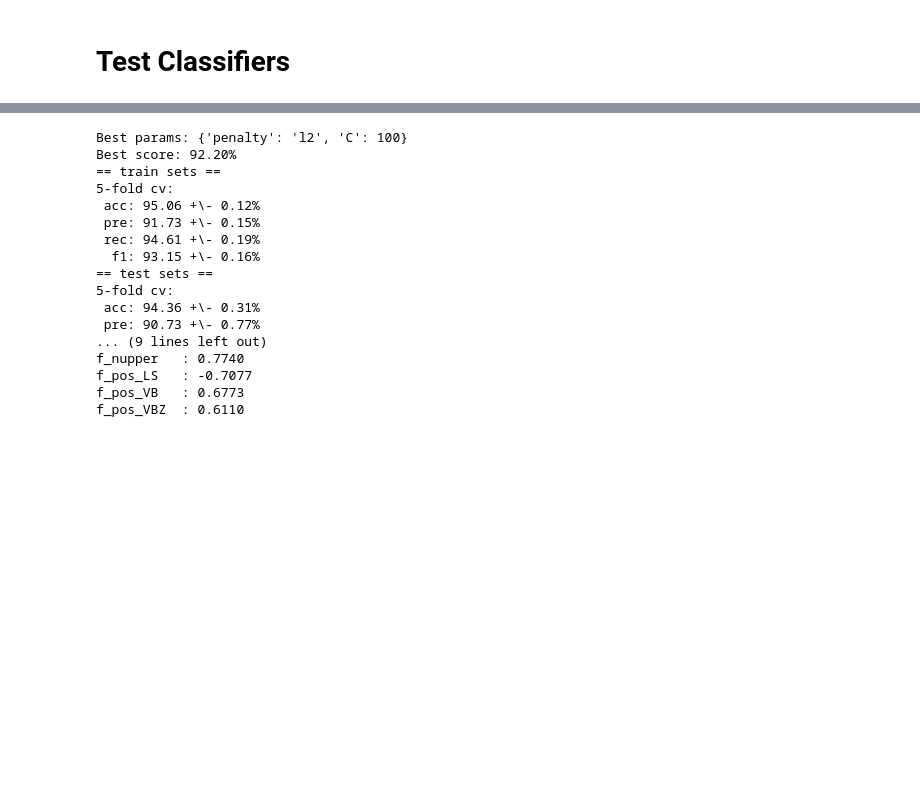
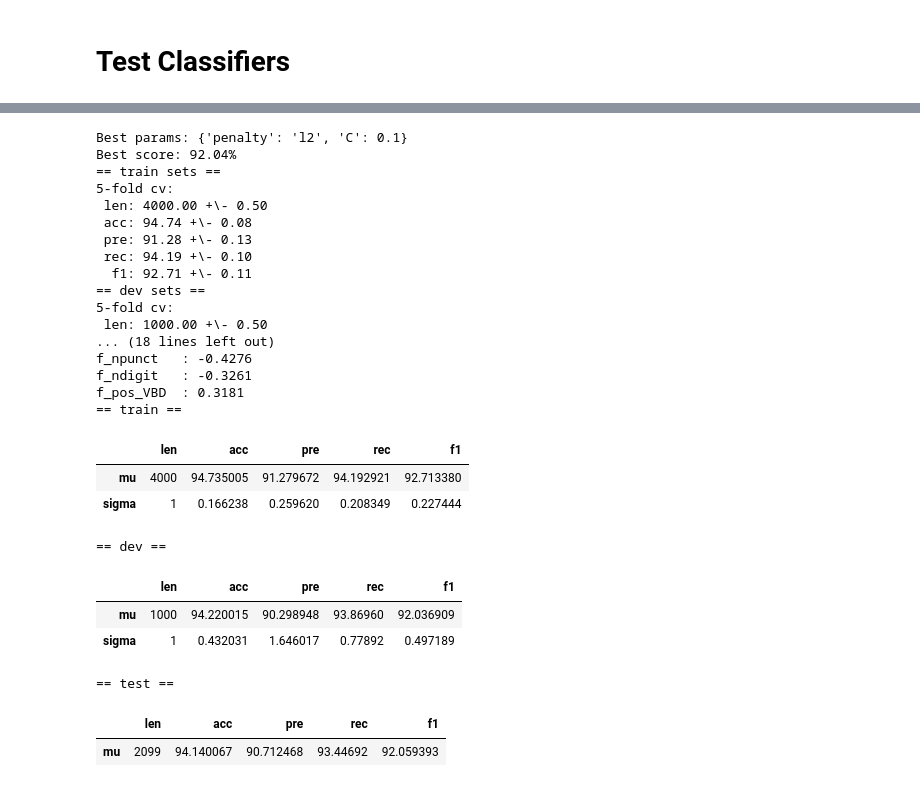
Before and after one commit to renaud/nlp-nonsense, a Jupyter notebook: Classifier Experiments (Dec 6).ipynb, the cells around one changed output, grey strips where cells are left out. Saved outputs shown, nothing was run; the diff lists cells and outputs as text; code cells hidden in the pictures; blank space fills up the shorter version.

```diff
--- a/Classifier Experiments (Dec 6).ipynb
+++ b/Classifier Experiments (Dec 6).ipynb
@@ -18,17 +18,3 @@ reload(classifier)
 <module 'classifier' from 'classifier.pyc'>
 # %% [markdown]
 ## Load data and generate features
-# %%
-infile = "data/mturk-prod.train"
-df = data_utils.load_annotated(infile)
-
-# Restrict to unambiguous labels
-nunamb = len(df[df.__LABEL__.notnull()])
-print "%d unambiguous labels" % nunamb
-nsentence = len(df[df.__LABEL_BIN__ == "-SENTENCE-"])
-print "%d sentences (%.02f%%)" % (nsentence, 100*nsentence/(1.0*nunamb))
-
-df = data_utils.make_basic_features(df)
-print df.shape
-for c in df.columns:
-    print c
@@ -89,0 +21,8 @@ Features: f_nchars, f_nwords, f_npunct, f_rpunct, f_ndigit, f_rdigit, f_nupper,
+# %%
+trainfile = "data/mturk-prod.json.tagged.json" # master
+dataset = data_utils.Dataset(trainfile)
+dataset.make_pos_features()
+dataset.to_sklearn(level=2, splitat=5000)
+
+dataset.train.preprocess()
+dataset.test.preprocess(dataset.train.transformer)
@@ -92,40 +49,60 @@ Features: f_nchars, f_nwords, f_npunct, f_rpunct, f_ndigit, f_rdigit, f_nupper,
 # %%
 import classifier
 reload(classifier)
 
 # Logistic experiment
 from sklearn.linear_model import LogisticRegression
 clf = LogisticRegression(penalty='l1', C=1000, intercept_scaling=1,
                          class_weight='auto')
 param_grid = [{'C': [0.1,1,10,100,1000],
                'penalty':['l1', 'l2']}]
 
-exp = classifier.ClassifierExperiment(clf, X, y)
+exp = classifier.ClassifierExperiment(clf, dataset.train.X,
+                                      dataset.train.y)
 exp.grid_search(param_grid, scoring='f1')
 res, stats = exp.eval_cv(eval_train=True)
+test_res = exp.eval(dataset.test.X, dataset.test.y)
 
 print "Best features:"
-for l,w in sorted(zip(col_to_feature.values(), exp.clfopt.best_estimator_.coef_[0]),
+for l,w in sorted(zip(dataset.col_to_feature.values(), exp.clfopt.best_estimator_.coef_[0]),
                   key=lambda s: abs(s[1]), reverse=True)[:10]:
     print "%s : %.04f" % (l.ljust(10),w)
+
+for s in stats:
+    print "== %s ==" % s
+    display(stats[s])
+print "== test =="
+display(test_res)
+
+clf_logistic = exp.clfopt.best_estimator_
 # %% [output]
-Best params: {'penalty': 'l2', 'C': 100}
-Best score: 92.20%
+Best params: {'penalty': 'l2', 'C': 0.1}
+Best score: 92.04%
 == train sets ==
 5-fold cv:
- acc: 95.06 +\- 0.12%
- pre: 91.73 +\- 0.15%
- rec: 94.61 +\- 0.19%
-  f1: 93.15 +\- 0.16%
-== test sets ==
+ len: 4000.00 +\- 0.50
+ acc: 94.74 +\- 0.08
+ pre: 91.28 +\- 0.13
+ rec: 94.19 +\- 0.10
+  f1: 92.71 +\- 0.11
+== dev sets ==
 5-fold cv:
- acc: 94.36 +\- 0.31%
- pre: 90.73 +\- 0.77%
-... (9 lines left out)
-f_nupper   : 0.7740
-f_pos_LS   : -0.7077
-f_pos_VB   : 0.6773
-f_pos_VBZ  : 0.6110
+ len: 1000.00 +\- 0.50
+... (18 lines left out)
+f_npunct   : -0.4276
+f_ndigit   : -0.3261
+f_pos_VBD  : 0.3181
+== train ==
+|  | len | acc | pre | rec | f1 |
+| mu | 4000 | 94.735005 | 91.279672 | 94.192921 | 92.713380 |
+| sigma | 1 | 0.166238 | 0.259620 | 0.208349 | 0.227444 |
+== dev ==
+|  | len | acc | pre | rec | f1 |
+| mu | 1000 | 94.220015 | 90.298948 | 93.86960 | 92.036909 |
+| sigma | 1 | 0.432031 | 1.646017 | 0.77892 | 0.497189 |
+== test ==
+|  | len | acc | pre | rec | f1 |
+| mu | 2099 | 94.140067 | 90.712468 | 93.44692 | 92.059393 |
 # %%
 import classifier
 reload(classifier)
```
Also changed, not shown: parts of 14 cells of this notebook, 6 other files.
